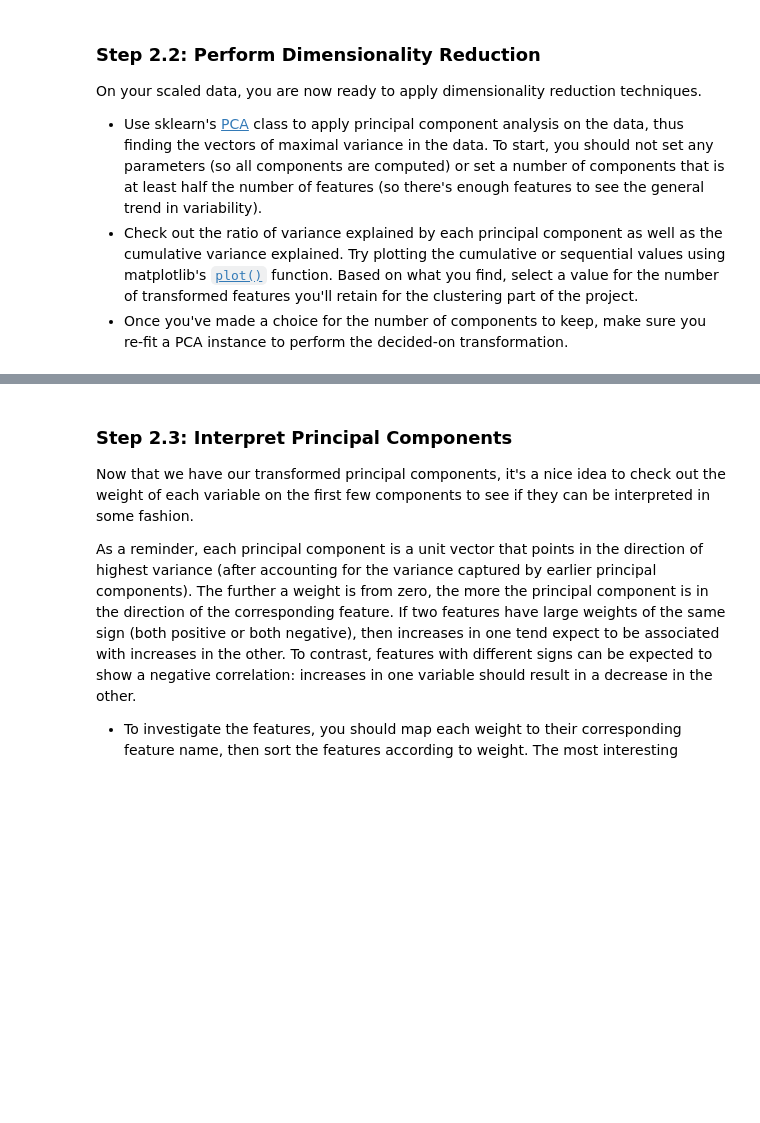
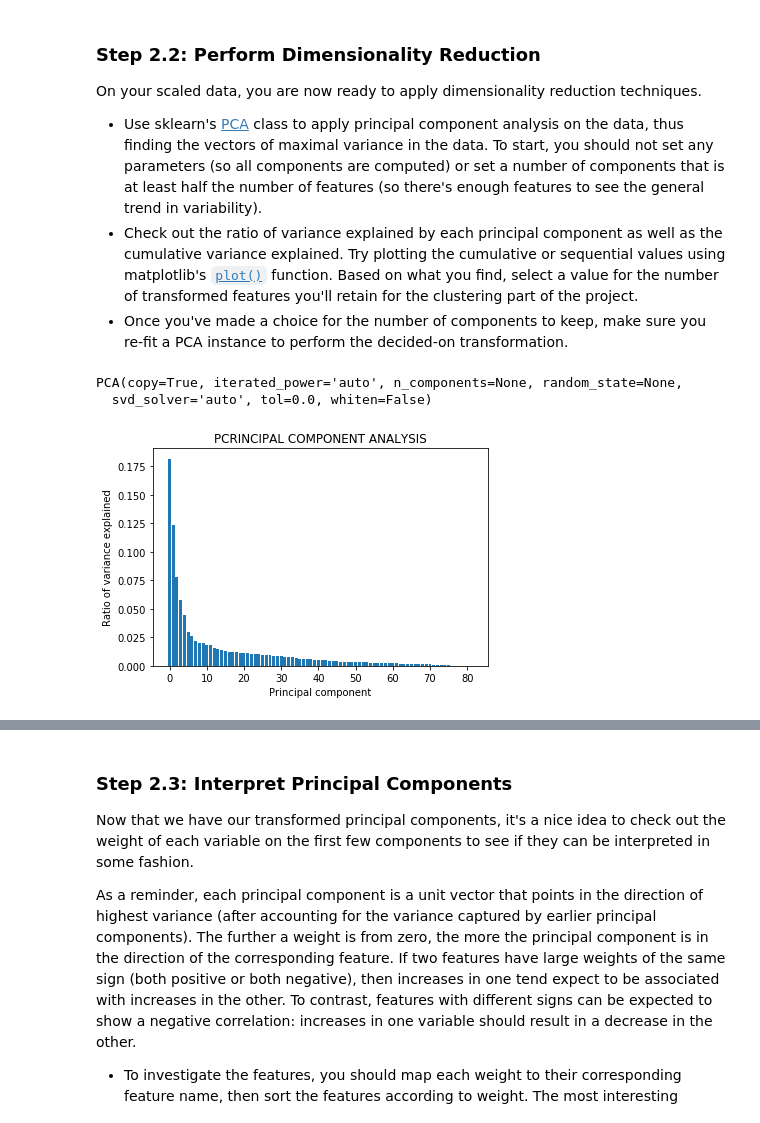
Before and after one commit to richard-madu/customer_classifier, a Jupyter notebook: Identify_Customer_Segments (2).ipynb, the cells around one changed output, grey strips where cells are left out. Saved outputs shown, nothing was run; the diff lists cells and outputs as text; code cells hidden in the pictures; blank space fills up the shorter version.

```diff
--- a/Identify_Customer_Segments (2).ipynb
+++ b/Identify_Customer_Segments (2).ipynb
@@ -488,2 +513,11 @@ ValueError: could not convert string to float: '6B'
 # %%
 # Apply feature scaling to the general population demographics data.
+# Apply feature scaling to the general population demographics data.
+from sklearn.preprocessing import StandardScaler
+scaler = StandardScaler()
+azdias_1_scaled = scaler.fit_transform(azdias_clean_imputed)
+# %%
+azdias_1_scaled = pd.DataFrame(azdias_1_scaled)
+# %%
+azdias_1_scaled.columns = azdias_1.columns
+azdias_1_scaled.index = azdias_1_imputed.index
@@ -501,3 +556,13 @@ On your scaled data, you are now ready to apply dimensionality reduction techniq
 - Once you've made a choice for the number of components to keep, make sure you re-fit a PCA instance to perform the decided-on transformation.
 # %%
 # Apply PCA to the data.
+
+from sklearn.decomposition import PCA
+model = PCA()
+
+pca = model.fit(azdias_1_scaled)
+
+pca
+# %% [output]
+PCA(copy=True, iterated_power='auto', n_components=None, random_state=None,
+  svd_solver='auto', tol=0.0, whiten=False)
@@ -505,0 +569,9 @@ On your scaled data, you are now ready to apply dimensionality reduction techniq
+# %%
+# Investigate the variance accounted for by each principal component.
+plt.bar(range(len(pca.explained_variance_ratio_)), pca.explained_variance_ratio_)
+plt.title("PCRINCIPAL COMPONENT ANALYSIS")
+plt.xlabel("Principal component")
+plt.ylabel("Ratio of variance explained")
+plt.show();
+# %% [output]
+[figure, added]
```
Also changed, not shown: parts of 23 cells of this notebook.
